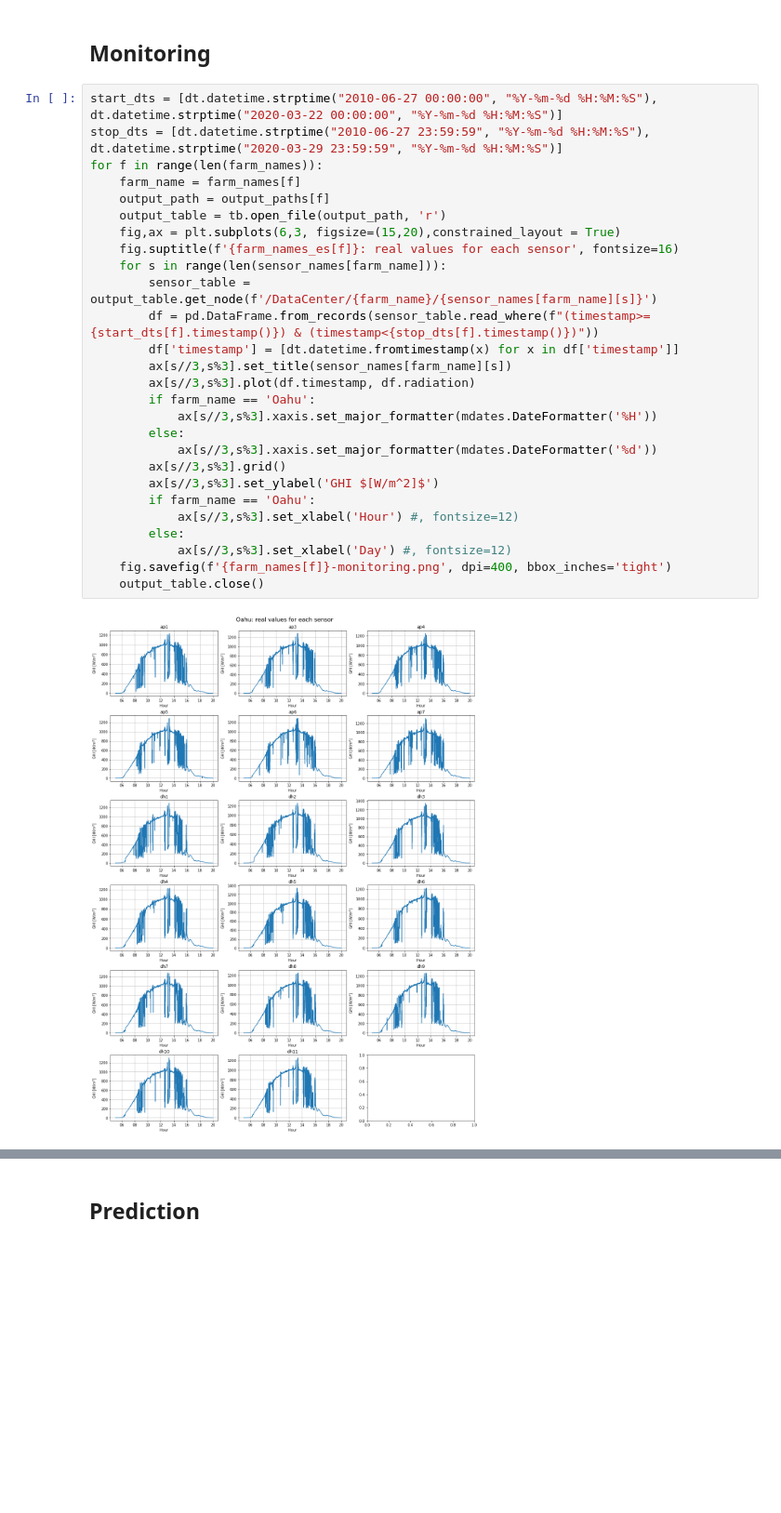
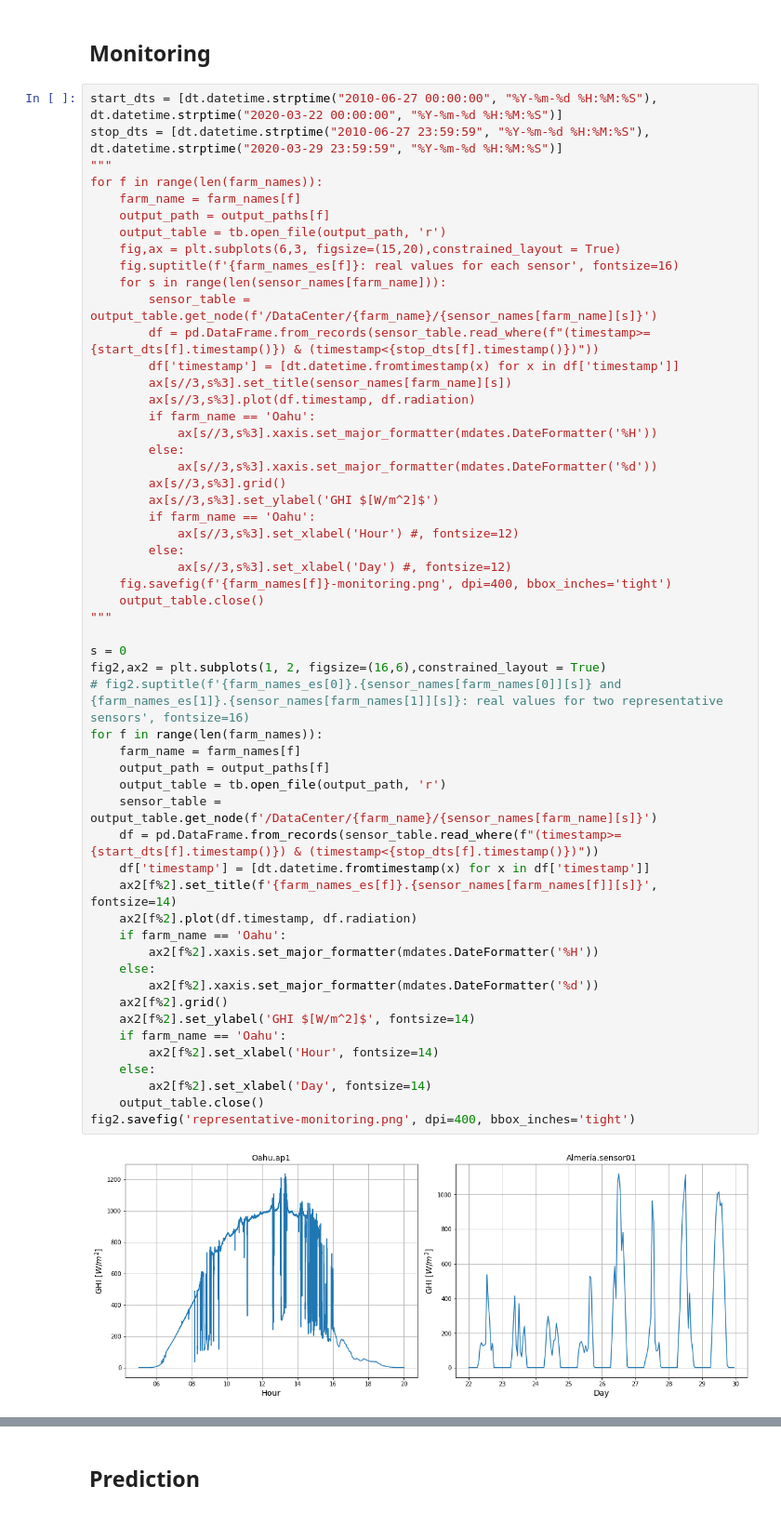
Before and after one commit to jlrisco/caide, a Jupyter notebook: notebooks/caide-results.ipynb, the cells around one changed output, grey strips where cells are left out. Shown: that part at 93% size. Cells and saved outputs as stored; diff of their text form; blank space fills up the shorter version.

```diff
--- a/notebooks/caide-results.ipynb
+++ b/notebooks/caide-results.ipynb
@@ -50,29 +50,56 @@ output_paths = ['../data/output/DataCenter/Oahu/oahu.h5', '../data/output/DataCe
 # %%
 start_dts = [dt.datetime.strptime("2010-06-27 00:00:00", "%Y-%m-%d %H:%M:%S"), dt.datetime.strptime("2020-03-22 00:00:00", "%Y-%m-%d %H:%M:%S")]
 stop_dts = [dt.datetime.strptime("2010-06-27 23:59:59", "%Y-%m-%d %H:%M:%S"), dt.datetime.strptime("2020-03-29 23:59:59", "%Y-%m-%d %H:%M:%S")]
+"""
 for f in range(len(farm_names)):
     farm_name = farm_names[f]
     output_path = output_paths[f]
     output_table = tb.open_file(output_path, 'r')
     fig,ax = plt.subplots(6,3, figsize=(15,20),constrained_layout = True)
     fig.suptitle(f'{farm_names_es[f]}: real values for each sensor', fontsize=16)
     for s in range(len(sensor_names[farm_name])):
         sensor_table = output_table.get_node(f'/DataCenter/{farm_name}/{sensor_names[farm_name][s]}')
         df = pd.DataFrame.from_records(sensor_table.read_where(f"(timestamp>={start_dts[f].timestamp()}) & (timestamp<{stop_dts[f].timestamp()})"))
         df['timestamp'] = [dt.datetime.fromtimestamp(x) for x in df['timestamp']]
         ax[s//3,s%3].set_title(sensor_names[farm_name][s])
         ax[s//3,s%3].plot(df.timestamp, df.radiation)
         if farm_name == 'Oahu':
             ax[s//3,s%3].xaxis.set_major_formatter(mdates.DateFormatter('%H'))
         else:
             ax[s//3,s%3].xaxis.set_major_formatter(mdates.DateFormatter('%d'))
         ax[s//3,s%3].grid()
         ax[s//3,s%3].set_ylabel('GHI $[W/m^2]$')
         if farm_name == 'Oahu':
             ax[s//3,s%3].set_xlabel('Hour') #, fontsize=12)
         else:
             ax[s//3,s%3].set_xlabel('Day') #, fontsize=12)
     fig.savefig(f'{farm_names[f]}-monitoring.png', dpi=400, bbox_inches='tight')
     output_table.close()
+"""
+
+s = 0
+fig2,ax2 = plt.subplots(1, 2, figsize=(16,6),constrained_layout = True)
+# fig2.suptitle(f'{farm_names_es[0]}.{sensor_names[farm_names[0]][s]} and {farm_names_es[1]}.{sensor_names[farm_names[1]][s]}: real values for two representative sensors', fontsize=16)
+for f in range(len(farm_names)):
+    farm_name = farm_names[f]
+    output_path = output_paths[f]
+    output_table = tb.open_file(output_path, 'r')
+    sensor_table = output_table.get_node(f'/DataCenter/{farm_name}/{sensor_names[farm_name][s]}')
+    df = pd.DataFrame.from_records(sensor_table.read_where(f"(timestamp>={start_dts[f].timestamp()}) & (timestamp<{stop_dts[f].timestamp()})"))
+    df['timestamp'] = [dt.datetime.fromtimestamp(x) for x in df['timestamp']]
+    ax2[f%2].set_title(f'{farm_names_es[f]}.{sensor_names[farm_names[f]][s]}', fontsize=14)
+    ax2[f%2].plot(df.timestamp, df.radiation)
+    if farm_name == 'Oahu':
+        ax2[f%2].xaxis.set_major_formatter(mdates.DateFormatter('%H'))
+    else:
+        ax2[f%2].xaxis.set_major_formatter(mdates.DateFormatter('%d'))
+    ax2[f%2].grid()
+    ax2[f%2].set_ylabel('GHI $[W/m^2]$', fontsize=14)
+    if farm_name == 'Oahu':
+        ax2[f%2].set_xlabel('Hour', fontsize=14)
+    else:
+        ax2[f%2].set_xlabel('Day', fontsize=14)
+    output_table.close()
+fig2.savefig('representative-monitoring.png', dpi=400, bbox_inches='tight')
 # %% [output]
-[figure, old version]
+[figure, new version]
```
Also changed, not shown: parts of 1 cell of this notebook.
